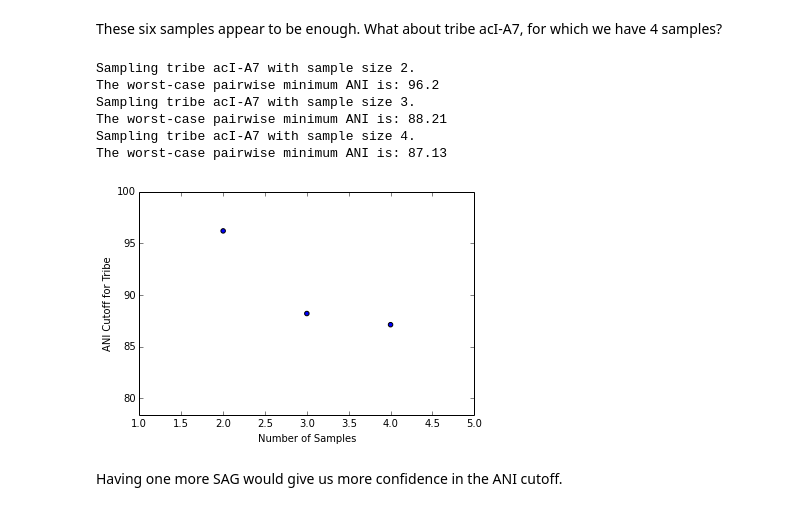
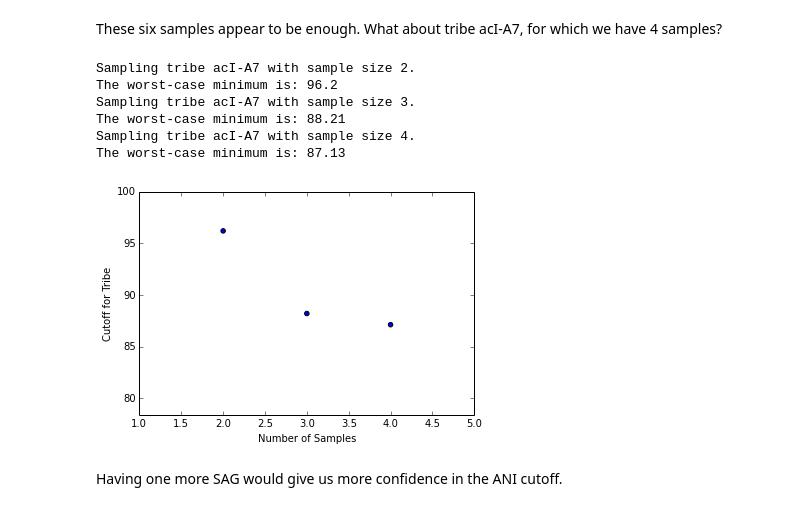
Before and after one commit to celawson87/reverseEcology, a Jupyter notebook: iPythonNotebooks/pairwiseANI.ipynb, the cells around one changed output. Saved outputs shown, nothing was run; the diff lists cells and outputs as text; code cells hidden in the pictures.

```diff
--- a/iPythonNotebooks/pairwiseANI.ipynb
+++ b/iPythonNotebooks/pairwiseANI.ipynb
@@ -64,5 +76,8 @@ First we will define a function to compute the minimum pairwise ANI within a par
 One candidate for addition to a tribe is MEint2297 to tribe acI-A1. Let's check it out:
 # %%
 [pairwiseANI, taxonClass, tribes] = ANI.importANIandTaxonomy(externalDataDir, 'ANI_out', 'taxonomy.csv')
-ANI.addGenomeToTribe(pairwiseANI, taxonClass, tribes, 'acI-A1', 'MEintmetabat2297')
+ANI.addGenomeToTribe(pairwiseANI, taxonClass, tribes, 'acI-A1', 'MEint2297')
+
+[pairwiseANI, taxonClass, tribes] = ANI.importANIandTaxonomy(externalDataDir, 'COV_out', 'taxonomy.csv')
+ANI.addGenomeToTribe(pairwiseANI, taxonClass, tribes, 'acI-A1', 'MEint2297')
 # %% [output]
@@ -217,15 +429,15 @@ The worst-case pairwise minimum ANI is: 79.06
 These six samples appear to be enough. What about tribe acI-A7, for which we have 4 samples?
 # %%
 [pairwiseANI, taxonClass, tribes] = ANI.importANIandTaxonomy(externalDataDir,'ANI_out', 'taxonomySAGs.csv')
-ANI.sameTribePairwiseANI(externalDataDir,pairwiseANI, taxonClass, tribes)
-ANI.allWorstCaseANI(externalDataDir,pairwiseANI, taxonClass, tribes, 'acI-A7')
+ANI.sameTribePairwiseANI(externalDataDir,pairwiseANI, taxonClass, tribes, 'ANI_out')
+ANI.allWorstCaseANI(externalDataDir,pairwiseANI, taxonClass, tribes, 'ANI_out', 'acI-A7')
 # %% [output]
 Sampling tribe acI-A7 with sample size 2.
-The worst-case pairwise minimum ANI is: 96.2
+The worst-case minimum is: 96.2
 Sampling tribe acI-A7 with sample size 3.
-The worst-case pairwise minimum ANI is: 88.21
+The worst-case minimum is: 88.21
 Sampling tribe acI-A7 with sample size 4.
-The worst-case pairwise minimum ANI is: 87.13
+The worst-case minimum is: 87.13
-[figure, old version]
+[figure, new version]
 # %% [markdown]
 Having one more SAG would give us more confidence in the ANI cutoff.
```
Also changed, not shown: parts of 48 cells of this notebook, 5 other files.
